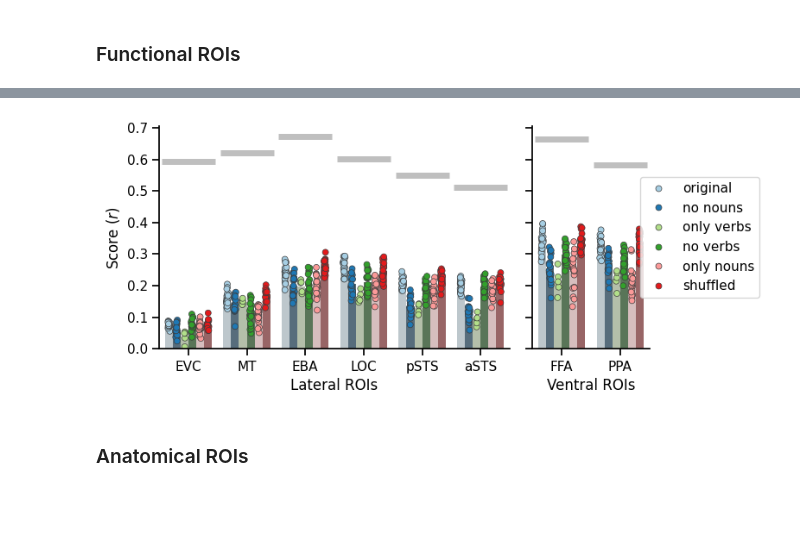
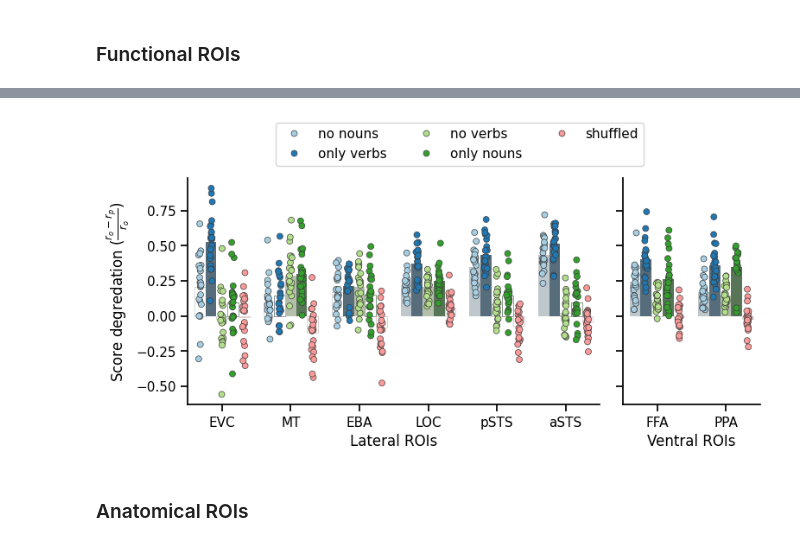
Before and after one commit to Isik-lab/SIfMRI_modeling, a Jupyter notebook: notebooks/model_class_averaging.ipynb, the cells around one changed output, grey strips where cells are left out. Drawn from its saved outputs; the diff is of its cells as text; code cells hidden in the pictures; blank space fills up the shorter version.

Commit message:
plotting

```diff
--- a/notebooks/model_class_averaging.ipynb
+++ b/notebooks/model_class_averaging.ipynb
@@ -281,26 +341,17 @@ def plot_neural_perturbation_summary(df_, category, roi_grouping,
         bars = sns.barplot(x=category, y=y_var, hue='perturbation', data=cur_scores,
                             ax=ax, dodge=True, errorbar=None, saturation=.25,
                             legend=False, zorder=0, palette=palette)
-        sns.pointplot(x='roi_name', y='reliability', data=cur_scores,
-              linestyle="none", errorbar=None, color='gray',
-              marker="_", markersize=45, markeredgewidth=5,
-              alpha=.5, zorder=1, ax=ax)
 
         if stats is not None:
-            # Adding significance lines
-            original_container = bars.containers[0]
-            containers = bars.containers[1:]
-
+            cur_stats = stats.loc[stats.roi_name.isin(roi_grouping[i_ax])].reset_index(drop=True)
             counter = -1
-            for i_container, container in enumerate(containers):
+            for i_container, container in enumerate(bars.containers):
                 for i_bar, bar in enumerate(container.patches):
                     counter += 1
-                    if stats.iloc[counter]['p'] < 0.05:
-                        x_min = original_container.patches[i_bar].get_x() + bar.get_width() / 2
-                        x_max = bar.get_x() + bar.get_width() / 2
-                        yval = stats_ypos[stats.iloc[counter]['perturbation']]
-                        plt.hlines(y=yval, xmin=x_min, xmax=x_max,
-                                   color=bar.get_facecolor(), linewidth=2)
+                    if cur_stats.iloc[counter]['p'] >= 0.05:
+                        bar.set_edgecolor(bar.get_facecolor())
+                        bar.set_linewidth(0.5)
+                        bar.set_facecolor('white')
 
         ax.spines['top'].set_visible(False)
         ax.spines['right'].set_visible(False)
@@ -309,9 +360,8 @@ def plot_neural_perturbation_summary(df_, category, roi_grouping,
         ax.set_xticks(ticks)
         ax.set_xlabel(stream_name)
         ax.set_ylabel(y_label)
-        if legend:
-            ax.legend(loc='center right', bbox_to_anchor=(2, 0.5),
-                      ncol=1, fancybox=True)
     plt.tight_layout()
+    ax.legend(loc='center right', bbox_to_anchor=(.2, 1.15),
+          ncol=3, fancybox=True)
     if out_file is not None:
-        plt.savefig(out_file)
+        plt.savefig(out_file, bbox_inches='tight')
@@ -326,12 +368,13 @@ df['roi_name'] = pd.Categorical(df['roi_name'], categories=rois, ordered=True)
 # %%
-df['roi_stream'] = 'Lateral ROIs'
-df.loc[df.roi_name.isin(['FFA', 'PPA']), 'roi_stream'] = 'Ventral ROIs'
+ratio_df['roi_stream'] = 'Lateral ROIs'
+ratio_df.loc[ratio_df.roi_name.isin(['FFA', 'PPA']), 'roi_stream'] = 'Ventral ROIs'
 roi_grouping = [['EVC', 'MT', 'EBA', 'LOC', 'pSTS', 'aSTS'], ['FFA', 'PPA']]
-plot_neural_perturbation_summary(df, 'roi_name', roi_grouping,
-                          y_var='score',
+plot_neural_perturbation_summary(ratio_df, 'roi_name',
+                                 roi_grouping, stats=stats,
+                          y_var='score', y_label='Score degredation ($\\frac{r_o - r_p}{r_o}$)',
                           out_file=f'{figure_path}/neural_pertubations.pdf')
 # %% [output]
-[figure, old version]
+[figure, new version]
 # %% [markdown]
 ### Anatomical ROIs
 # %%
```
Also changed, not shown: parts of 8 cells of this notebook, 7 other files.
